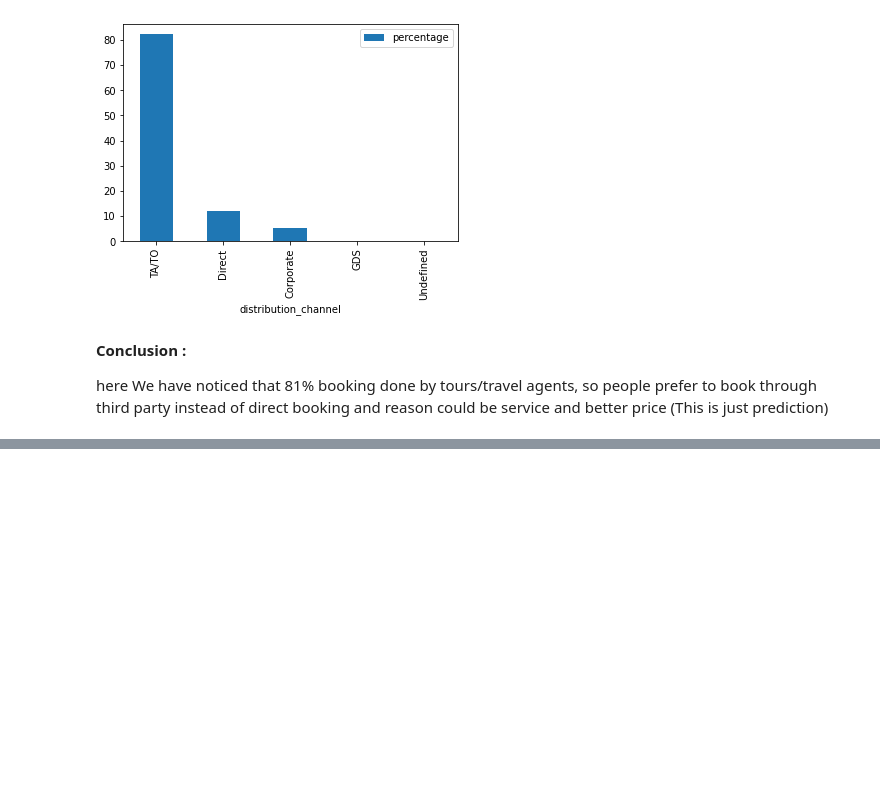
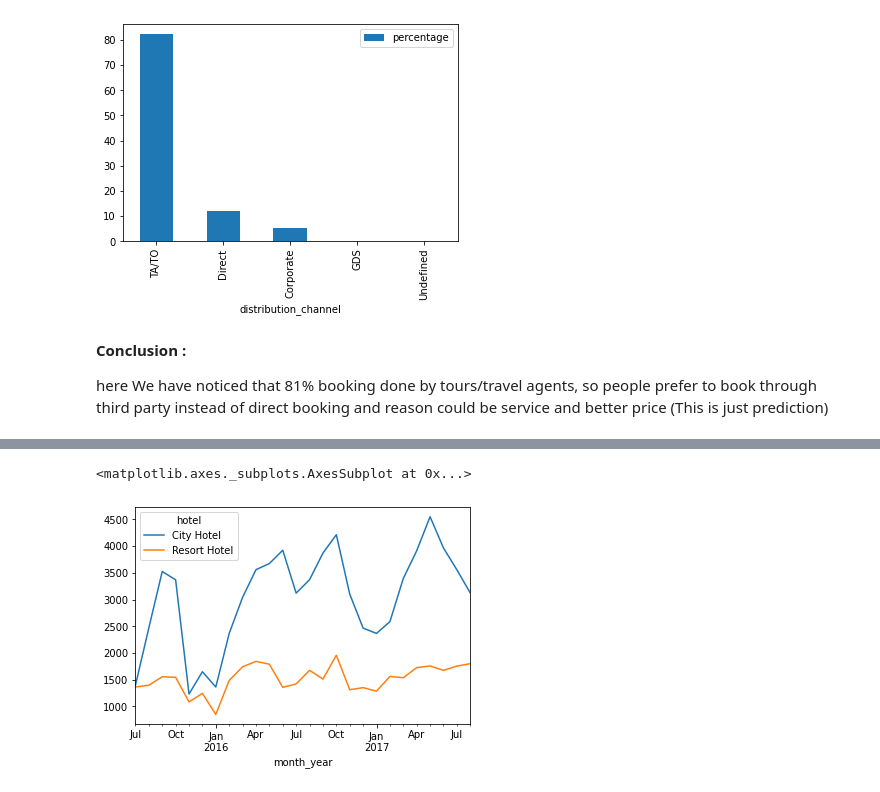
Before and after one commit to NV1511/Hotel-Booking-Data-Analysis, a Jupyter notebook: Capstone_Project_Hotel_Booking_Analysis.ipynb, the cells around one changed output, grey strips where cells are left out. Drawn from its saved outputs; the diff is of its cells as text; code cells hidden in the pictures; blank space fills up the shorter version.

```diff
--- a/Capstone_Project_Hotel_Booking_Analysis.ipynb
+++ b/Capstone_Project_Hotel_Booking_Analysis.ipynb
@@ -313,0 +319,4 @@ here We have noticed that 81% booking done by tours/travel agents, so people pre
+# %%
+##Get the table which display month wise data and that way we'll find which month was the busiest month
+month_wise=df.groupby(['month_year','hotel'])['meal'].count().unstack()
+month_wise
@@ -313,0 +342,6 @@ here We have noticed that 81% booking done by tours/travel agents, so people pre
+# %%
+# Plot the above table and see what we get
+month_wise.plot()
+# %% [output]
+<matplotlib.axes._subplots.AxesSubplot at 0x...>
+[figure, added]
```
Also changed, not shown: parts of 9 cells of this notebook.
